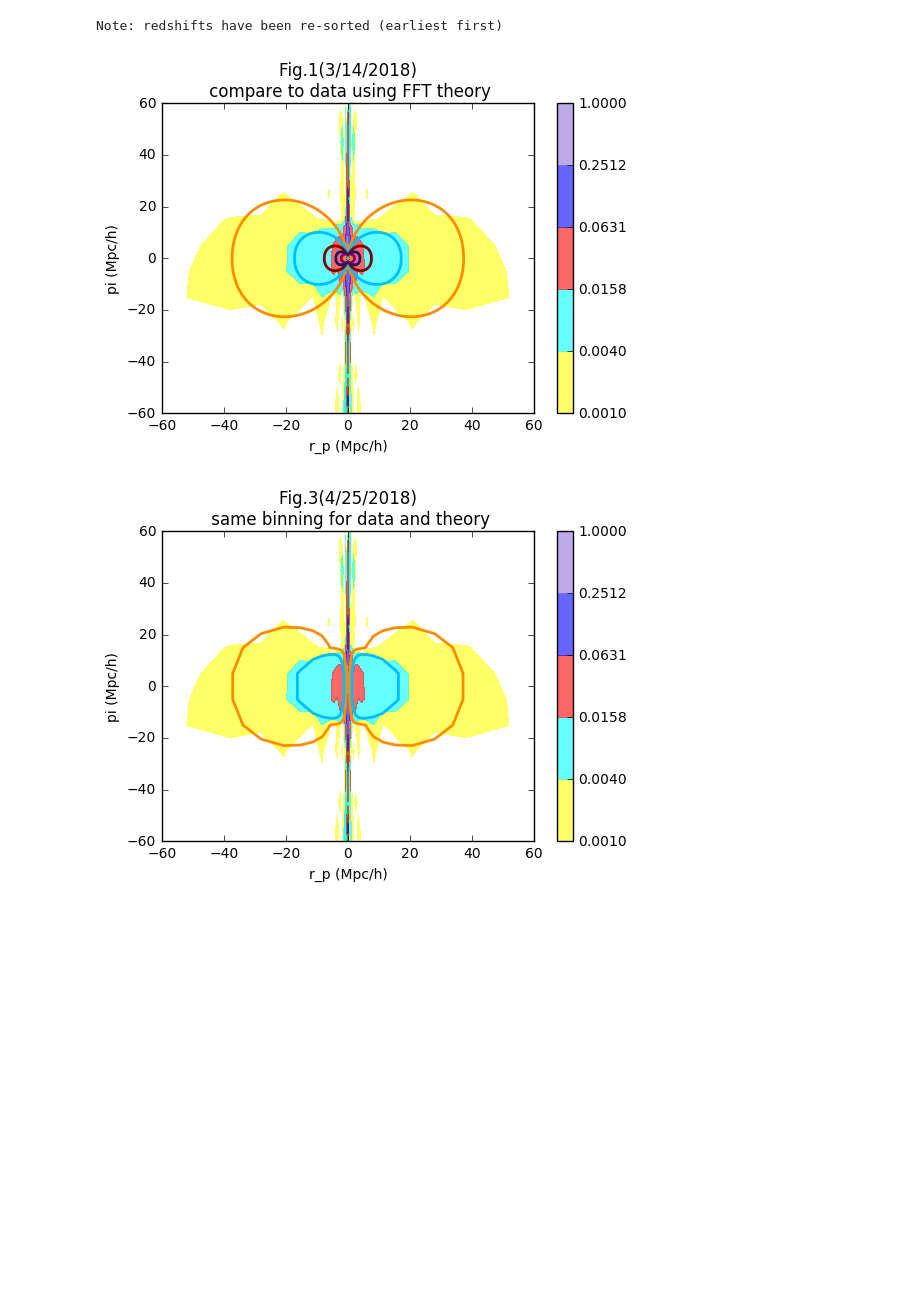
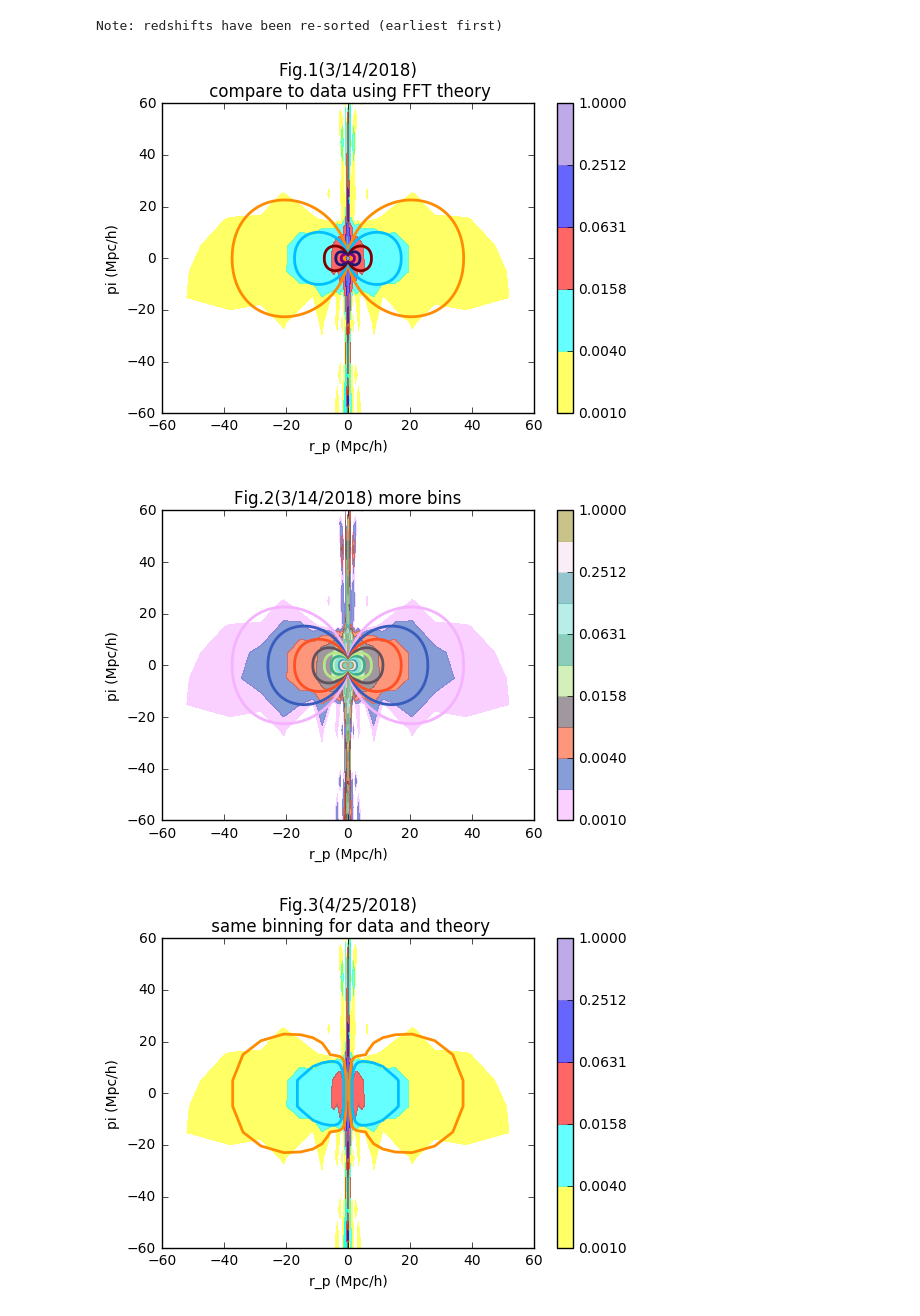
Before and after one commit to liuxx479/gplus, a Jupyter notebook: test_2d_fits.ipynb, the cells around one changed output. Drawn from its saved outputs; the diff is of its cells as text; code cells hidden in the pictures; blank space fills up the shorter version.

```diff
--- a/test_2d_fits.ipynb
+++ b/test_2d_fits.ipynb
@@ -165,35 +164,36 @@ rp4, pi4 = meshgrid(linspace(-rpmax,rpmax,2*Nr), linspace(-rpmax,rpmax,2*Nr))
 # %%
 ###########################################
 #### reproduce SM16 Fig.10 ################
 ###########################################
 
 f, ax=subplots(1,1, figsize=(6,4))
 CS=ax.contourf(rp_bins2, pi_bins2, data_mean2, bounds,colors=icolors,alpha=0.6)
 ax.set_ylim(-60,60)
 CS2=ax.contour(rp4, pi4, Ai*xi_all4, bounds,colors=icolors_deep,linewidths=2,alpha=1)
 cbar = plt.colorbar(CS)
 ax.set_xlim(-60,60)
 ax.set_xlabel('r_p (Mpc/h)')
 ax.set_ylabel('pi (Mpc/h)')
 ax.set_title('Fig.1(3/14/2018)\n compare to data using FFT theory')
 show()
 
 ######## plot with more bins ###################
-# bounds2 = logspace(-3,0,11)
-# seed(24)
-# ic2=rand(15,3)
-# f, ax=subplots(1,1, figsize=(6,4))
-# CS=ax.contourf(rp_bins2, pi_bins2, data_mean2, bounds2,colors=ic2,alpha=0.6)
-# ax.set_ylim(-60,60)
-# CS2=ax.contour(rp4, pi4, Ai*xi_all4, bounds2,colors=ic2,linewidths=2,alpha=1)
-# cbar = plt.colorbar(CS)
-# ax.set_xlim(-60,60)
-# ax.set_xlabel('r_p (Mpc/h)')
-# ax.set_ylabel('pi (Mpc/h)')
-# ax.set_title('Fig.2(3/14/2018) more bins')
-# show()
+bounds2 = logspace(-3,0,11)
+seed(24)
+ic2=rand(15,3)
+f, ax=subplots(1,1, figsize=(6,4))
+CS=ax.contourf(rp_bins2, pi_bins2, data_mean2, bounds2,colors=ic2,alpha=0.6)
+ax.set_ylim(-60,60)
+CS2=ax.contour(rp4, pi4, Ai*xi_all4, bounds2,colors=ic2,linewidths=2,alpha=1)
+cbar = plt.colorbar(CS)
+ax.set_xlim(-60,60)
+ax.set_xlabel('r_p (Mpc/h)')
+ax.set_ylabel('pi (Mpc/h)')
+ax.set_title('Fig.2(3/14/2018) more bins')
+show()
 # %% [output]
 [figure]
+[figure, added]
 # %%
 #####################################################
 ########### constraints on A_IA with data ###########
```
Also changed, not shown: parts of 2 cells of this notebook.
